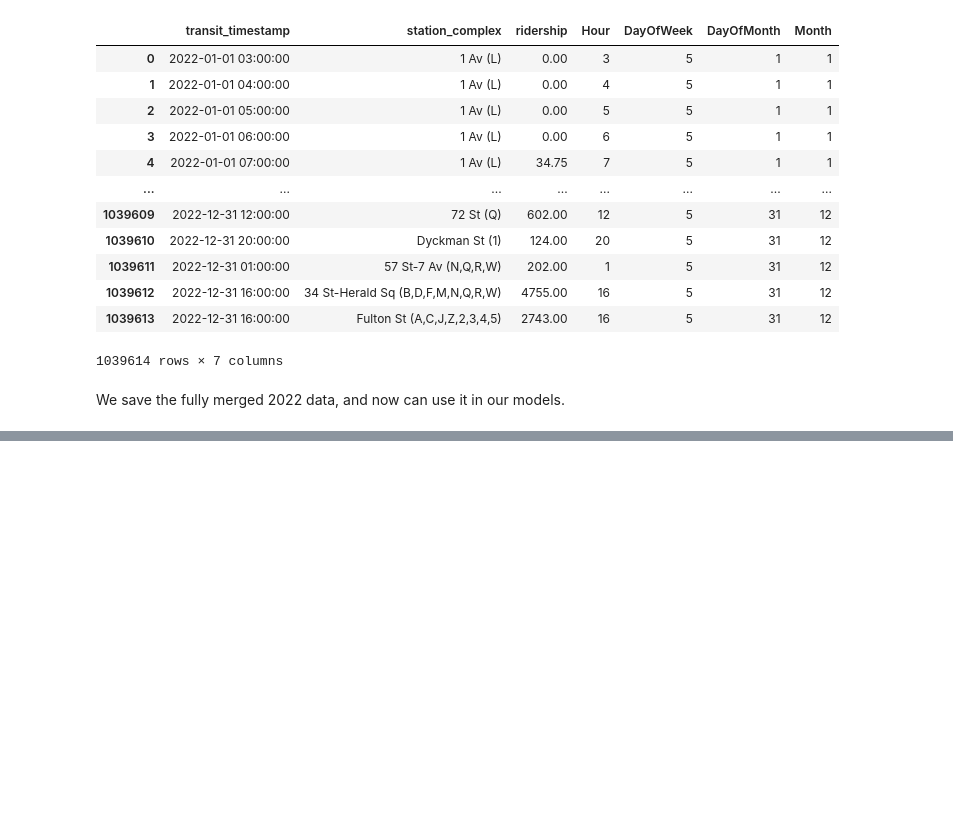
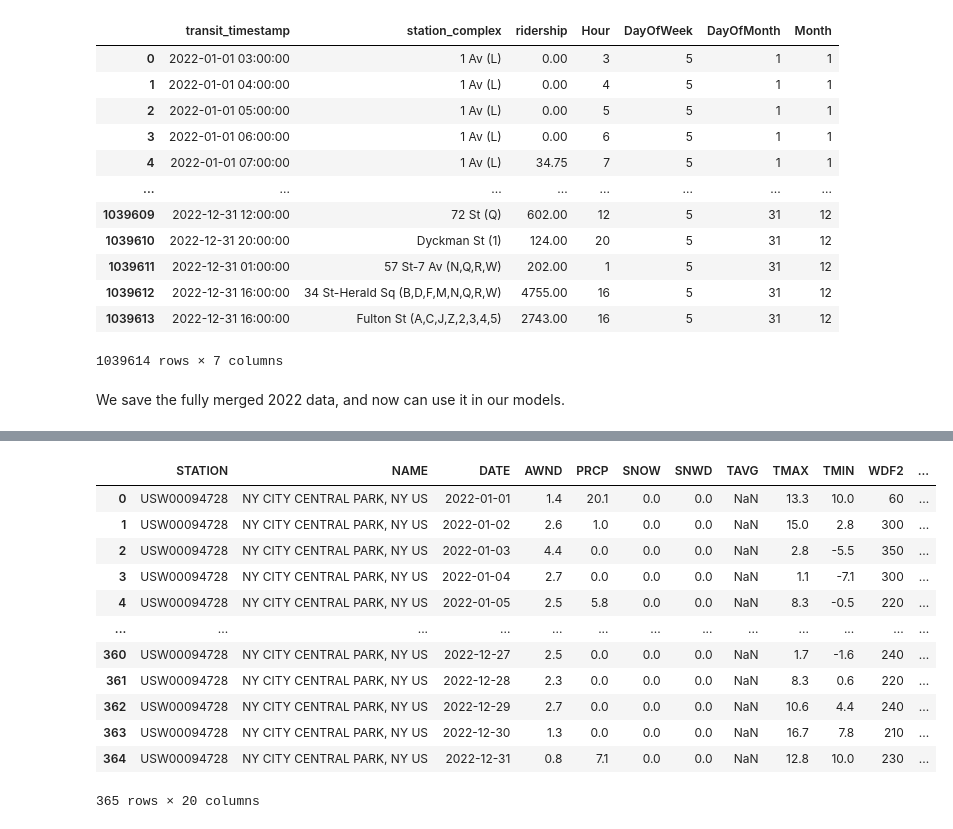
Before and after one commit to slurmsmarcenzie/COMP47360-Research-Practicum, a Jupyter notebook: January_Subway_Cleaning_V2.ipynb, the cells around one changed output, grey strips where cells are left out. Cells and saved outputs as stored; diff of their text form; code cells hidden in the pictures; blank space fills up the shorter version.

```diff
--- a/January_Subway_Cleaning_V2.ipynb
+++ b/January_Subway_Cleaning_V2.ipynb
@@ -813,0 +820,18 @@ We save the fully merged 2022 data, and now can use it in our models.
+# %%
+weather = pd.read_csv("WeatherDataCentralPark.csv")
+# %%
+weather
+# %% [output]
+|  | STATION | NAME | DATE | AWND | PRCP | SNOW | SNWD | TAVG | TMAX | TMIN | WDF2 | ... |
+| 0 | USW00094728 | NY CITY CENTRAL PARK, NY US | 2022-01-01 | 1.4 | 20.1 | 0.0 | 0.0 | NaN | 13.3 | 10.0 | 60 | ... |
+| 1 | USW00094728 | NY CITY CENTRAL PARK, NY US | 2022-01-02 | 2.6 | 1.0 | 0.0 | 0.0 | NaN | 15.0 | 2.8 | 300 | ... |
+| 2 | USW00094728 | NY CITY CENTRAL PARK, NY US | 2022-01-03 | 4.4 | 0.0 | 0.0 | 0.0 | NaN | 2.8 | -5.5 | 350 | ... |
+| 3 | USW00094728 | NY CITY CENTRAL PARK, NY US | 2022-01-04 | 2.7 | 0.0 | 0.0 | 0.0 | NaN | 1.1 | -7.1 | 300 | ... |
+| 4 | USW00094728 | NY CITY CENTRAL PARK, NY US | 2022-01-05 | 2.5 | 5.8 | 0.0 | 0.0 | NaN | 8.3 | -0.5 | 220 | ... |
+| ... | ... | ... | ... | ... | ... | ... | ... | ... | ... | ... | ... | ... |
+| 360 | USW00094728 | NY CITY CENTRAL PARK, NY US | 2022-12-27 | 2.5 | 0.0 | 0.0 | 0.0 | NaN | 1.7 | -1.6 | 240 | ... |
+| 361 | USW00094728 | NY CITY CENTRAL PARK, NY US | 2022-12-28 | 2.3 | 0.0 | 0.0 | 0.0 | NaN | 8.3 | 0.6 | 220 | ... |
+| 362 | USW00094728 | NY CITY CENTRAL PARK, NY US | 2022-12-29 | 2.7 | 0.0 | 0.0 | 0.0 | NaN | 10.6 | 4.4 | 240 | ... |
+| 363 | USW00094728 | NY CITY CENTRAL PARK, NY US | 2022-12-30 | 1.3 | 0.0 | 0.0 | 0.0 | NaN | 16.7 | 7.8 | 210 | ... |
+| 364 | USW00094728 | NY CITY CENTRAL PARK, NY US | 2022-12-31 | 0.8 | 7.1 | 0.0 | 0.0 | NaN | 12.8 | 10.0 | 230 | ... |
+365 rows × 20 columns
```
Also changed, not shown: parts of 20 cells of this notebook, 2 other files.
